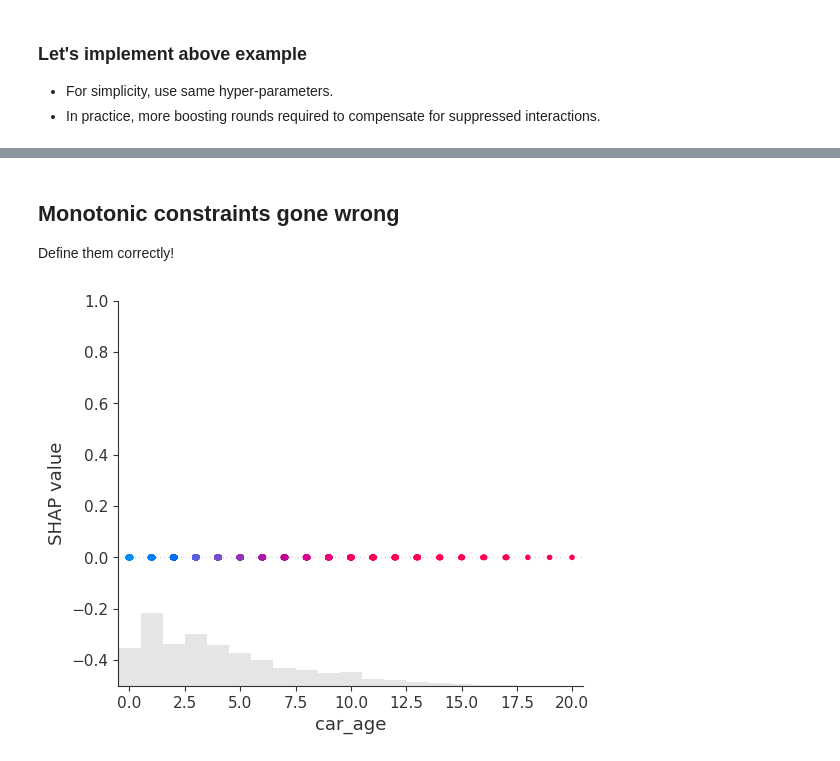
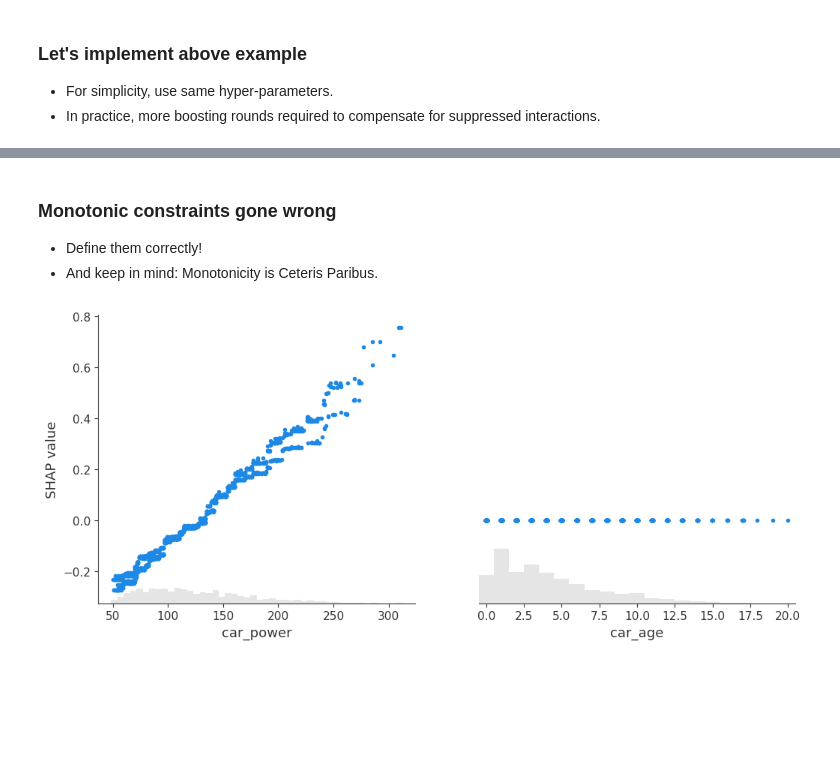
Before and after one commit to samathizer/boosted-trees, a Jupyter notebook: notebook.ipynb, the cells around one changed output, grey strips where cells are left out. Drawn from its saved outputs; the diff is of its cells as text; code cells hidden in the pictures; blank space fills up the shorter version.

```diff
--- a/notebook.ipynb
+++ b/notebook.ipynb
@@ -302,16 +326,17 @@ _ = PartialDependenceDisplay.from_estimator(
 # %% [markdown]
-## Monotonic constraints gone wrong
+### Monotonic constraints gone wrong
 
-Define them correctly!
+- Define them correctly!
+- And keep in mind: Monotonicity is Ceteris Paribus.
 # %%
 params_mc2 = params_ic | {"monotone_constraints": [0, 0, 0, 0, 1, 1]}  # Oops
 
 model_mc2 = LGBMRegressor(n_estimators=num_rounds, **params_mc2)
 model_mc2.fit(X_train, y_train)
 
 explainer_mc2 = shap.Explainer(model_mc2)
 shap_val_mc2 = explainer_mc2(X_explain)
 
-shap.plots.scatter(shap_val_mc2[:, [5]], color=shap_val_mc2, ymin=-0.5, ymax=1)
+shap.plots.scatter(shap_val_mc2[:, [4, 5]])
 # %% [output]
-[figure, old version]
+[figure, new version]
```
Also changed, not shown: parts of 31 cells of this notebook, 2 other files.
